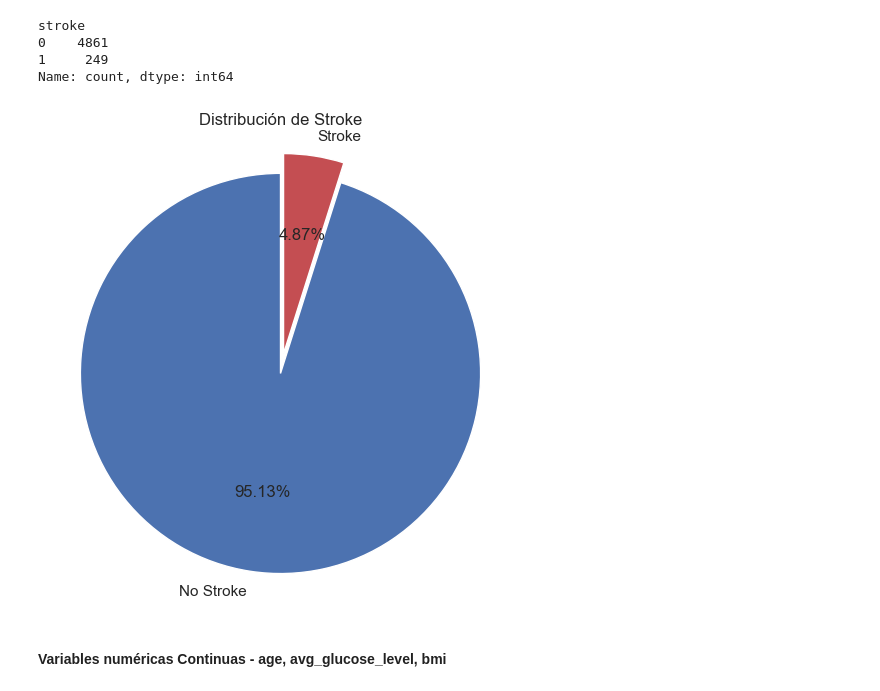
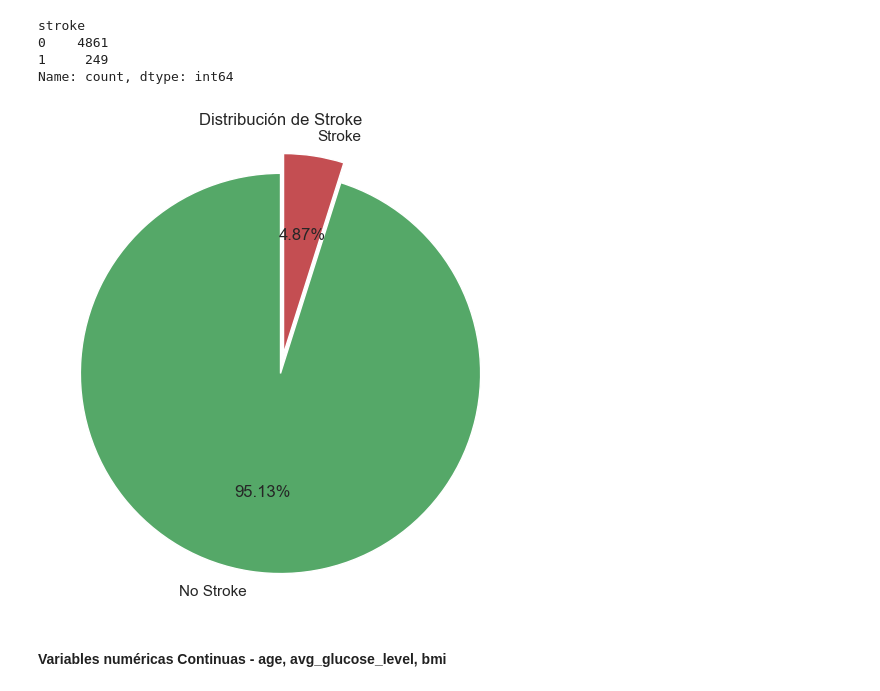
Before and after one commit to lnastri25/IA_UCEMA, a Jupyter notebook: trabajos_practicos/tp1_healthcare/TP1_Análsis_Exploratorio_de_Datos.ipynb, the cells around one changed output. Cells and saved outputs as stored; diff of their text form; code cells hidden in the pictures.

```diff
--- a/trabajos_practicos/tp1_healthcare/TP1_Análsis_Exploratorio_de_Datos.ipynb
+++ b/trabajos_practicos/tp1_healthcare/TP1_Análsis_Exploratorio_de_Datos.ipynb
@@ -289,17 +289,17 @@ Name: count, dtype: int64
 # %%
 # stroke - pie chart
 stroke_counts = df_healthcare['stroke'].value_counts()
 labels = ['No Stroke', 'Stroke']
-colors = ['b', 'r']
+colors = ['g', 'r']
 explode = (0, 0.1)
 plt.figure(figsize=(6, 6))
 plt.pie(stroke_counts, labels=labels, colors=colors,
         startangle=90, explode=explode, autopct='%1.2f%%')
 plt.axis('equal')
 plt.title('Distribución de Stroke')
 plt.show()
 # %% [output]
-[figure, old version]
+[figure, new version]
 # %% [markdown]
 #### Variables numéricas Continuas - age, avg_glucose_level, bmi
 # %% [markdown]
```
Also changed, not shown: parts of 10 cells of this notebook.
